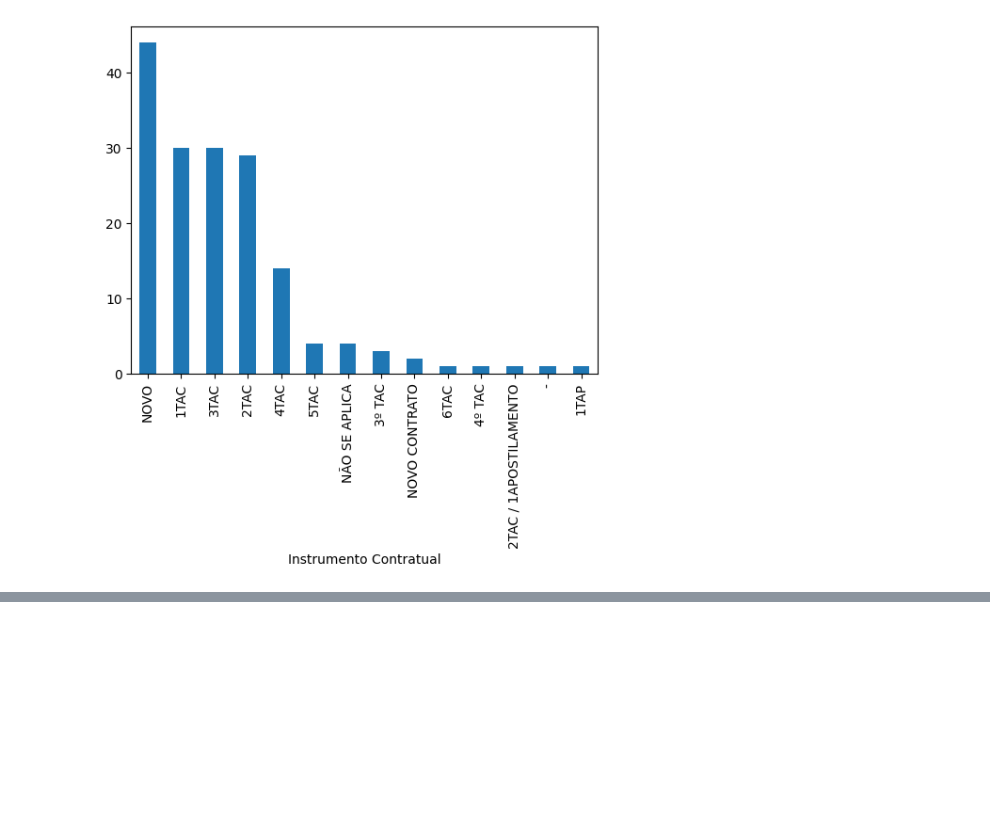
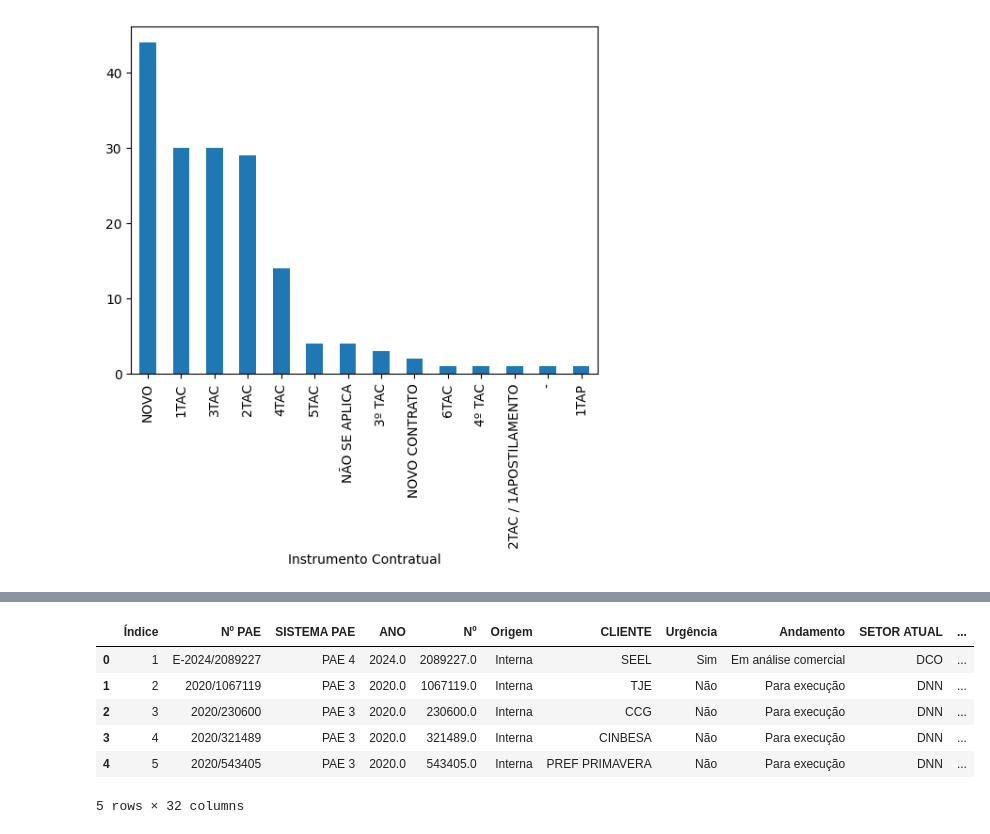
Before and after one commit to Jfdeev/Dashborad-Prodepa, a Jupyter notebook: assets/prodepa.contratos.pae.ipynb, the cells around one changed output, grey strips where cells are left out. Saved outputs shown, nothing was run; the diff lists cells and outputs as text; code cells hidden in the pictures; blank space fills up the shorter version.

```diff
--- a/assets/prodepa.contratos.pae.ipynb
+++ b/assets/prodepa.contratos.pae.ipynb
@@ -149,0 +173,10 @@ df['Instrumento Contratual'].value_counts().plot(kind='bar')
+# %%
+df.head()
+# %% [output]
+|  | Índice | Nº PAE | SISTEMA PAE | ANO | Nº | Origem | CLIENTE | Urgência | Andamento | SETOR ATUAL | ... |
+| 0 | 1 | E-2024/2089227 | PAE 4 | 2024.0 | 2089227.0 | Interna | SEEL | Sim | Em análise comercial | DCO | ... |
+| 1 | 2 | 2020/1067119 | PAE 3 | 2020.0 | 1067119.0 | Interna | TJE | Não | Para execução | DNN | ... |
+| 2 | 3 | 2020/230600 | PAE 3 | 2020.0 | 230600.0 | Interna | CCG | Não | Para execução | DNN | ... |
+| 3 | 4 | 2020/321489 | PAE 3 | 2020.0 | 321489.0 | Interna | CINBESA | Não | Para execução | DNN | ... |
+| 4 | 5 | 2020/543405 | PAE 3 | 2020.0 | 543405.0 | Interna | PREF PRIMAVERA | Não | Para execução | DNN | ... |
+5 rows × 32 columns
```
Also changed, not shown: parts of 2 cells of this notebook, 2 other files.
